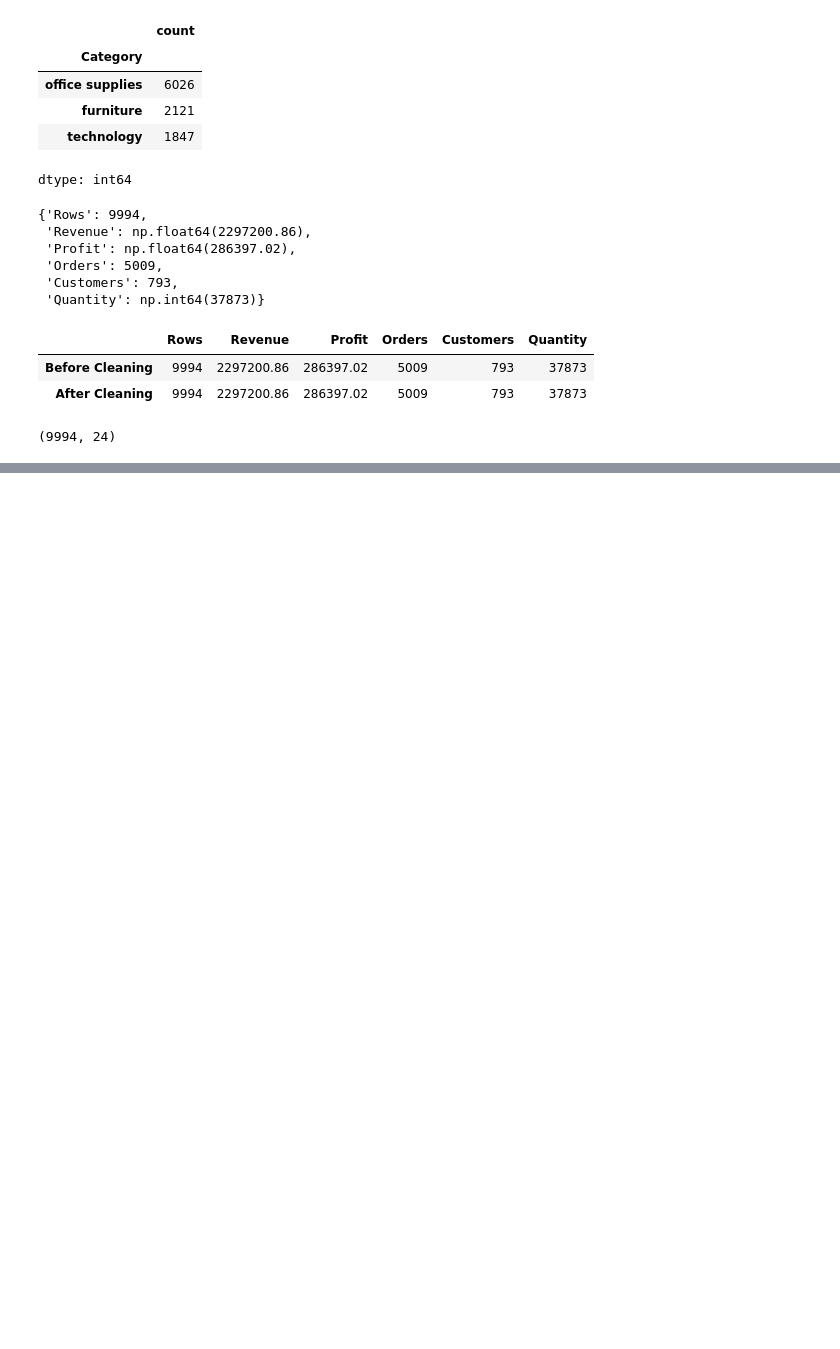
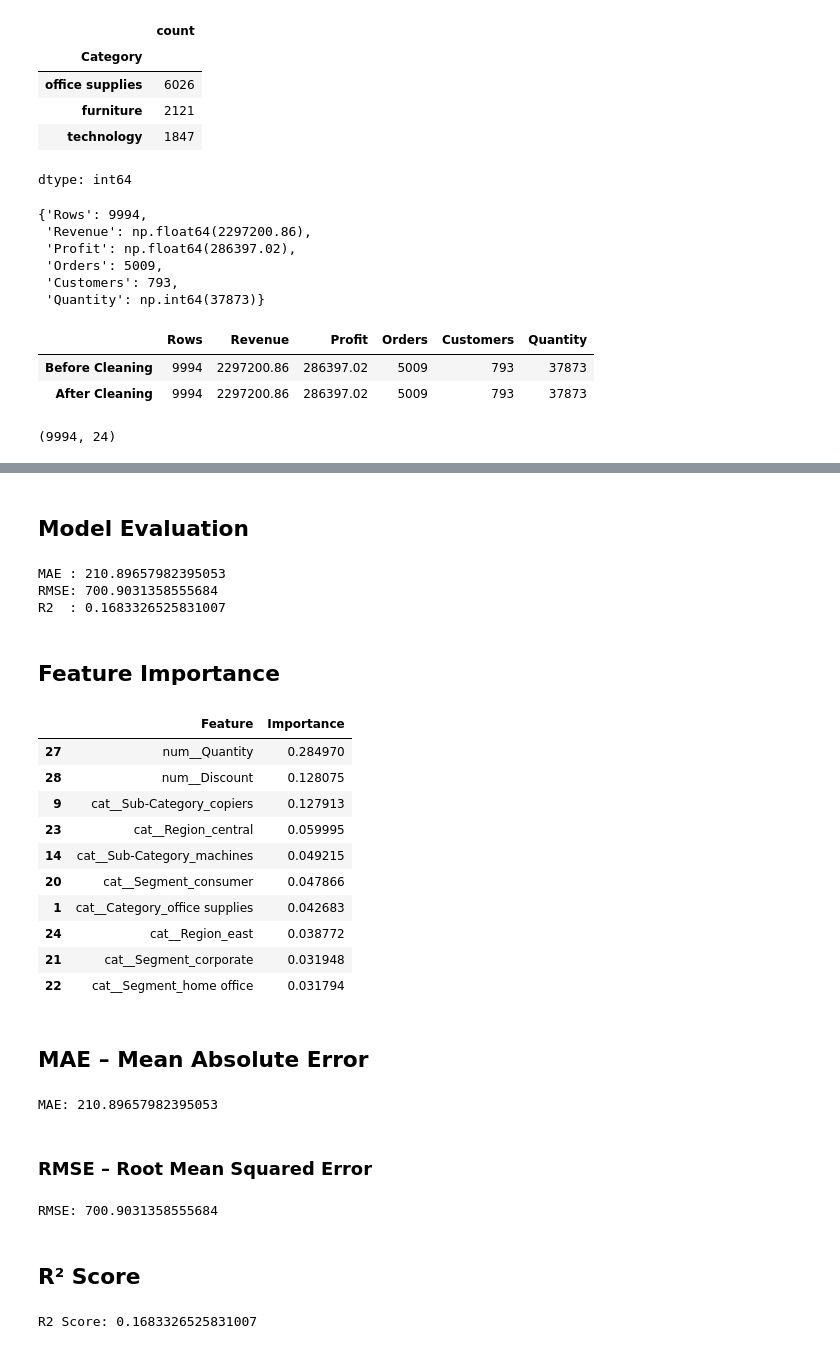
Before and after one commit to pnistha11/retailinsights360, a Jupyter notebook: RetailInsights360.ipynb, the cells around one changed output, grey strips where cells are left out. Saved outputs shown, nothing was run; the diff lists cells and outputs as text; code cells hidden in the pictures; blank space fills up the shorter version.

```diff
--- a/RetailInsights360.ipynb
+++ b/RetailInsights360.ipynb
@@ -349,0 +352,6 @@ df.shape
+# %%
+# Target variable
+y = df['Sales']
+
+# Feature columns
+X = df[['Quantity', 'Discount', 'Category', 'Sub-Category', 'Segment', 'Region']]
@@ -349,0 +409,71 @@ df.shape
+# %% [markdown]
+## Model Evaluation
+# %%
+from sklearn.metrics import mean_absolute_error, mean_squared_error, r2_score
+import numpy as np
+
+y_pred = model.predict(X_test)
+
+mae = mean_absolute_error(y_test, y_pred)
+rmse = np.sqrt(mean_squared_error(y_test, y_pred))
+r2 = r2_score(y_test, y_pred)
+
+print("MAE :", mae)
+print("RMSE:", rmse)
+print("R2  :", r2)
+# %% [output]
+MAE : 210.89657982395053
+RMSE: 700.9031358555684
+R2  : 0.1683326525831007
+# %% [markdown]
+## Feature Importance
+# %%
+feature_names = model.named_steps['preprocessor'].get_feature_names_out()
+importances = model.named_steps['regressor'].feature_importances_
+
+importance_df = pd.DataFrame({
+    'Feature': feature_names,
+    'Importance': importances
+}).sort_values(by='Importance', ascending=False)
+
+importance_df.head(10)
+# %% [output]
+|  | Feature | Importance |
+| 27 | num__Quantity | 0.284970 |
+| 28 | num__Discount | 0.128075 |
+| 9 | cat__Sub-Category_copiers | 0.127913 |
+| 23 | cat__Region_central | 0.059995 |
+| 14 | cat__Sub-Category_machines | 0.049215 |
+| 20 | cat__Segment_consumer | 0.047866 |
+| 1 | cat__Category_office supplies | 0.042683 |
+| 24 | cat__Region_east | 0.038772 |
+| 21 | cat__Segment_corporate | 0.031948 |
+| 22 | cat__Segment_home office | 0.031794 |
+# %% [markdown]
+## MAE – Mean Absolute Error
+# %%
+from sklearn.metrics import mean_absolute_error
+
+mae = mean_absolute_error(y_test, y_pred)
+print("MAE:", mae)
+# %% [output]
+MAE: 210.89657982395053
+# %% [markdown]
+### RMSE – Root Mean Squared Error
+# %%
+from sklearn.metrics import mean_squared_error
+import numpy as np
+
+rmse = np.sqrt(mean_squared_error(y_test, y_pred))
+print("RMSE:", rmse)
+# %% [output]
+RMSE: 700.9031358555684
+# %% [markdown]
+## R² Score
+# %%
+from sklearn.metrics import r2_score
+
+r2 = r2_score(y_test, y_pred)
+print("R2 Score:", r2)
+# %% [output]
+R2 Score: 0.1683326525831007
```
Also changed, not shown: parts of 9 cells of this notebook.
